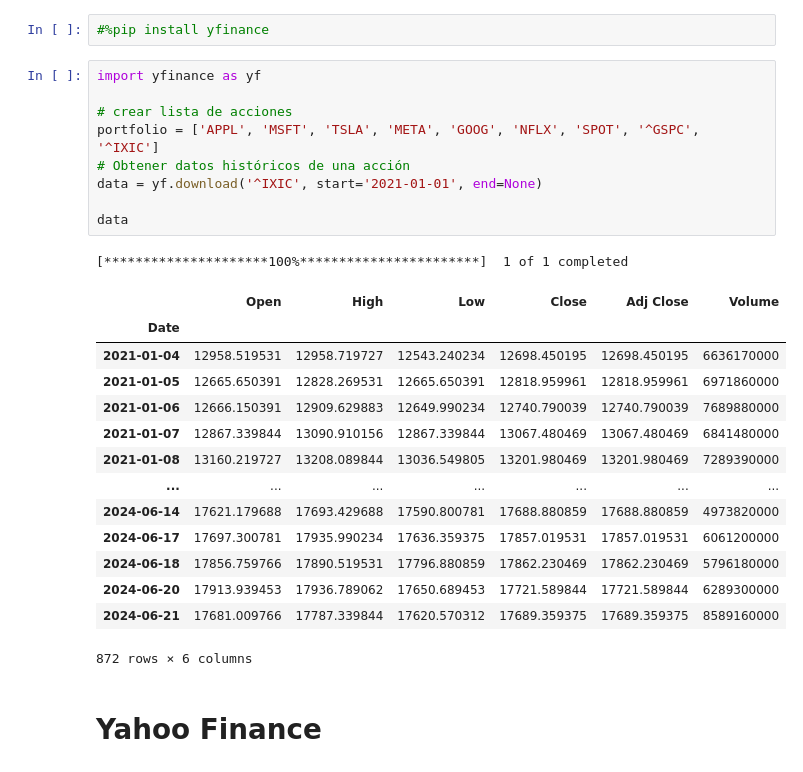
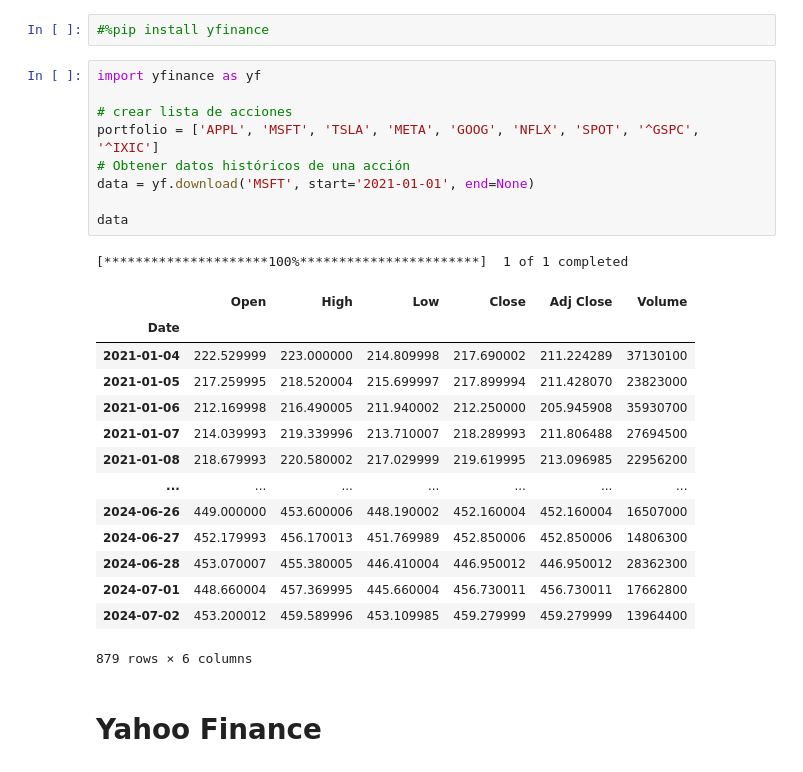
Before and after one commit to giottomillan/project_portfolio, a Jupyter notebook: bolsa_tool.ipynb, the cells around one changed output. Cells and saved outputs as stored; diff of their text form.

```diff
--- a/bolsa_tool.ipynb
+++ b/bolsa_tool.ipynb
@@ -38,27 +38,27 @@ conda install -c conda-forge prophet (recomendada por él)
 # %%
 import yfinance as yf
 
 # crear lista de acciones
 portfolio = ['APPL', 'MSFT', 'TSLA', 'META', 'GOOG', 'NFLX', 'SPOT', '^GSPC', '^IXIC']
 # Obtener datos históricos de una acción
-data = yf.download('^IXIC', start='2021-01-01', end=None)
+data = yf.download('MSFT', start='2021-01-01', end=None)
 
 data
 # %% [output]
 [*********************100%***********************]  1 of 1 completed
 |  | Open | High | Low | Close | Adj Close | Volume |
 | Date |  |  |  |  |  |  |
-| 2021-01-04 | 12958.519531 | 12958.719727 | 12543.240234 | 12698.450195 | 12698.450195 | 6636170000 |
-| 2021-01-05 | 12665.650391 | 12828.269531 | 12665.650391 | 12818.959961 | 12818.959961 | 6971860000 |
-| 2021-01-06 | 12666.150391 | 12909.629883 | 12649.990234 | 12740.790039 | 12740.790039 | 7689880000 |
-| 2021-01-07 | 12867.339844 | 13090.910156 | 12867.339844 | 13067.480469 | 13067.480469 | 6841480000 |
-| 2021-01-08 | 13160.219727 | 13208.089844 | 13036.549805 | 13201.980469 | 13201.980469 | 7289390000 |
+| 2021-01-04 | 222.529999 | 223.000000 | 214.809998 | 217.690002 | 211.224289 | 37130100 |
+| 2021-01-05 | 217.259995 | 218.520004 | 215.699997 | 217.899994 | 211.428070 | 23823000 |
+| 2021-01-06 | 212.169998 | 216.490005 | 211.940002 | 212.250000 | 205.945908 | 35930700 |
+| 2021-01-07 | 214.039993 | 219.339996 | 213.710007 | 218.289993 | 211.806488 | 27694500 |
+| 2021-01-08 | 218.679993 | 220.580002 | 217.029999 | 219.619995 | 213.096985 | 22956200 |
 | ... | ... | ... | ... | ... | ... | ... |
-| 2024-06-14 | 17621.179688 | 17693.429688 | 17590.800781 | 17688.880859 | 17688.880859 | 4973820000 |
-| 2024-06-17 | 17697.300781 | 17935.990234 | 17636.359375 | 17857.019531 | 17857.019531 | 6061200000 |
-| 2024-06-18 | 17856.759766 | 17890.519531 | 17796.880859 | 17862.230469 | 17862.230469 | 5796180000 |
-| 2024-06-20 | 17913.939453 | 17936.789062 | 17650.689453 | 17721.589844 | 17721.589844 | 6289300000 |
-| 2024-06-21 | 17681.009766 | 17787.339844 | 17620.570312 | 17689.359375 | 17689.359375 | 8589160000 |
+| 2024-06-26 | 449.000000 | 453.600006 | 448.190002 | 452.160004 | 452.160004 | 16507000 |
+| 2024-06-27 | 452.179993 | 456.170013 | 451.769989 | 452.850006 | 452.850006 | 14806300 |
+| 2024-06-28 | 453.070007 | 455.380005 | 446.410004 | 446.950012 | 446.950012 | 28362300 |
+| 2024-07-01 | 448.660004 | 457.369995 | 445.660004 | 456.730011 | 456.730011 | 17662800 |
+| 2024-07-02 | 453.200012 | 459.589996 | 453.109985 | 459.279999 | 459.279999 | 13964400 |
-872 rows × 6 columns
+879 rows × 6 columns
 # %% [markdown]
 # Yahoo Finance
```
Also changed, not shown: parts of 21 cells of this notebook, 1 other file.
